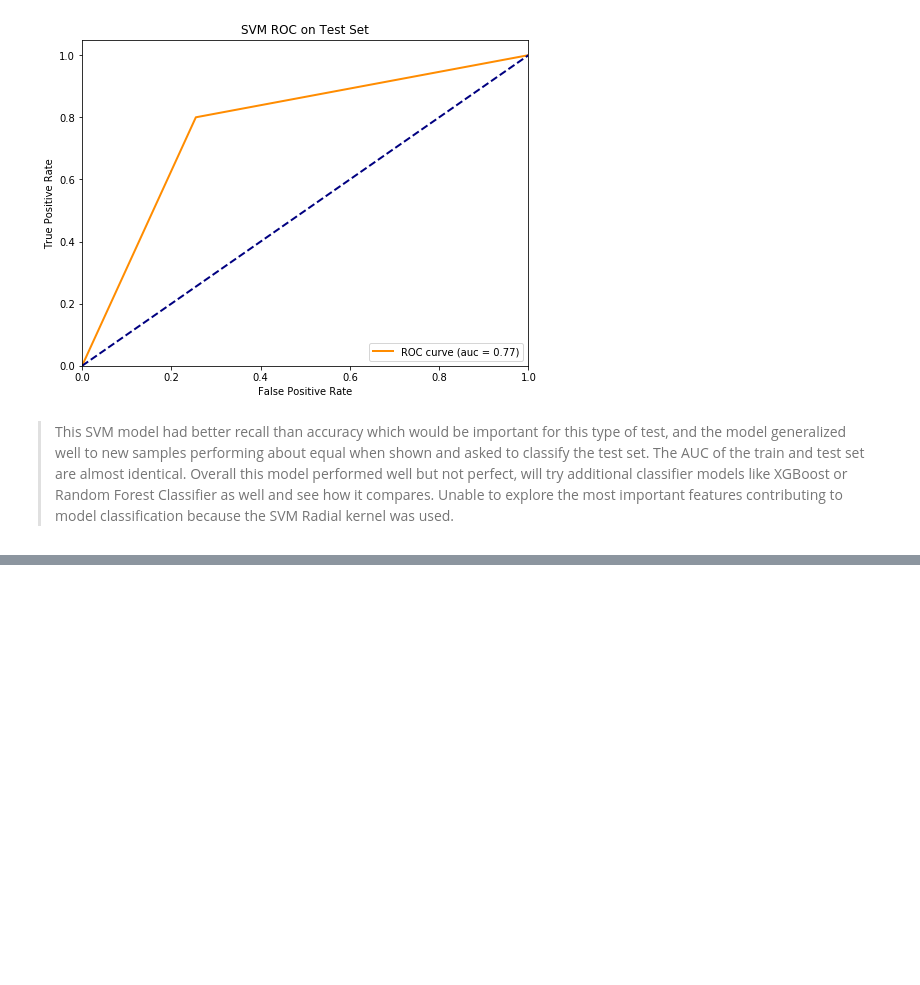
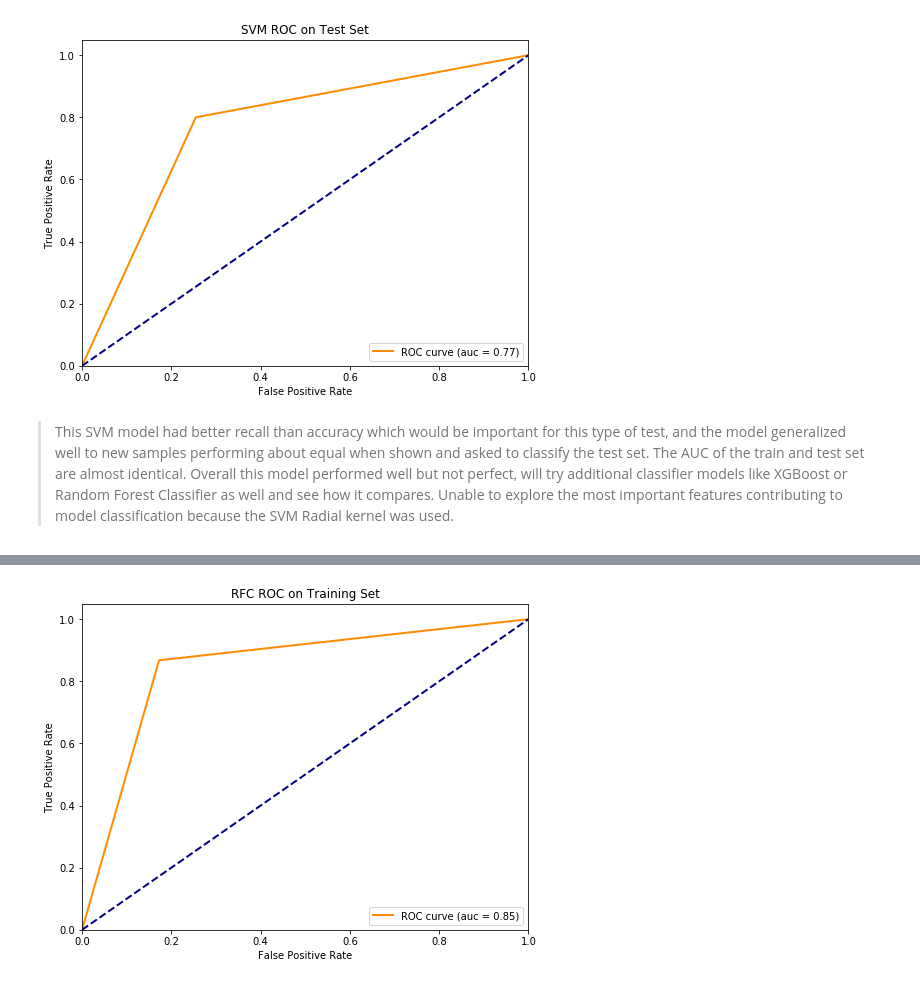
Before and after one commit to agaujean9/Stroke-Classification-Project, a Jupyter notebook: Stroke_Classification.ipynb, the cells around one changed output, grey strips where cells are left out. Cells and saved outputs as stored; diff of their text form; code cells hidden in the pictures; blank space fills up the shorter version.

```diff
--- a/Stroke_Classification.ipynb
+++ b/Stroke_Classification.ipynb
@@ -315,0 +324,2 @@ plot_roc_auc(fpr_test,tpr_test,auc,title='SVM ROC on Test Set')
+# %%
+x_train,x_test,y_train,y_test = train_test_split(X,y,test_size = 0.2, random_state=70)
@@ -315,0 +379,6 @@ plot_roc_auc(fpr_test,tpr_test,auc,title='SVM ROC on Test Set')
+# %%
+fpr,tpr,thresholds = roc_curve(y_train,y_train_pred)
+auc = roc_auc_score(y_train,y_train_pred)
+plot_roc_auc(fpr,tpr,auc,title='RFC ROC on Training Set')
+# %% [output]
+[figure, added]
```
Also changed, not shown: parts of 18 cells of this notebook.
